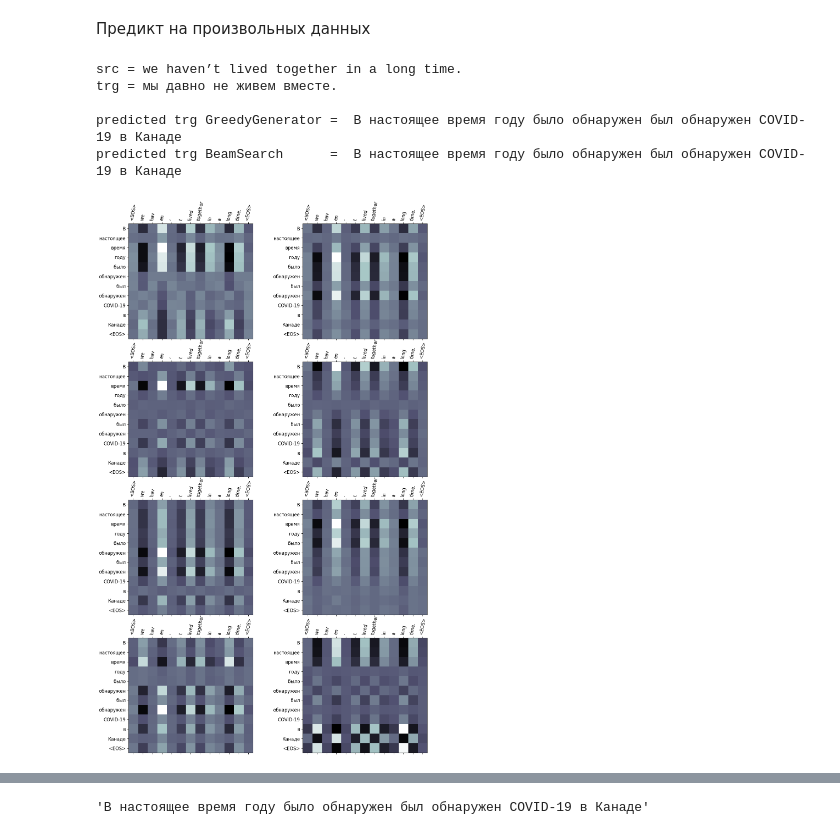
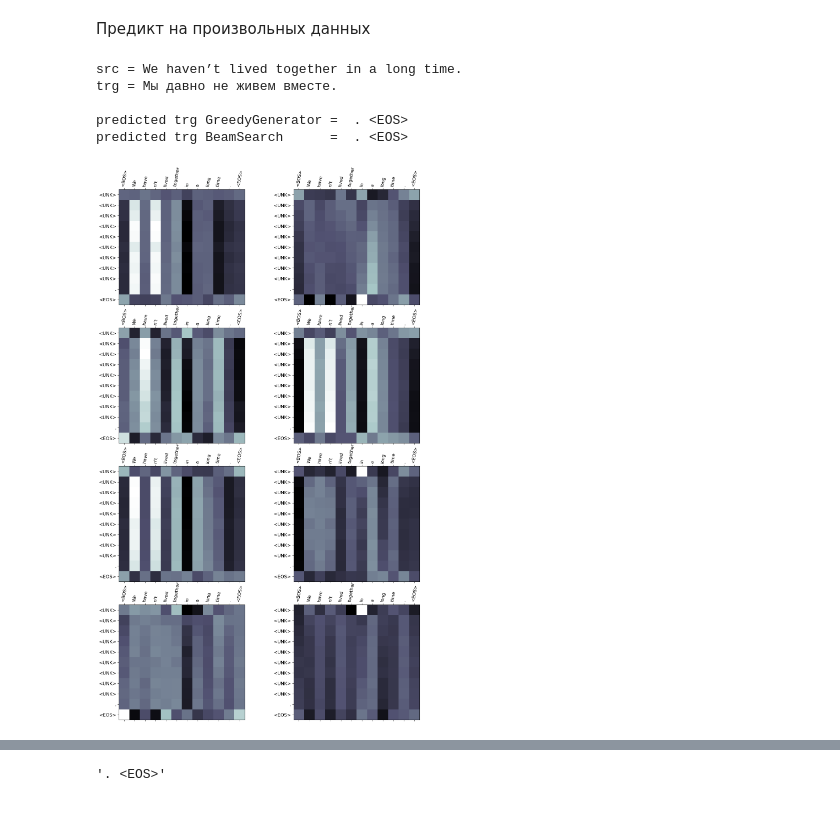
Before and after one commit to Denis-R-V/Translator, a Jupyter notebook: translator.ipynb, the cells around one changed output, grey strips where cells are left out. Drawn from its saved outputs; the diff is of its cells as text; code cells hidden in the pictures.

Commit message:
Update Vocab class

```diff
--- a/translator.ipynb
+++ b/translator.ipynb
@@ -498,9 +496,9 @@ if tokenize_bpe == True:
     test_data = DatasetSeq2Seq(test_data_raw, SRC, TRG)
 
 elif tokenize_bpe == False:
-    train_data = DatasetSeq2Seq(train_tokenized, SRC.vocab.stoi, TRG.vocab.stoi)
-    valid_data = DatasetSeq2Seq(valid_tokenized, SRC.vocab.stoi, TRG.vocab.stoi)
-    test_data = DatasetSeq2Seq(test_tokenized,   SRC.vocab.stoi, TRG.vocab.stoi)
+    train_data = DatasetSeq2Seq(train_tokenized, SRC.stoi, TRG.stoi)
+    valid_data = DatasetSeq2Seq(valid_tokenized, SRC.stoi, TRG.stoi)
+    test_data = DatasetSeq2Seq(test_tokenized,   SRC.stoi, TRG.stoi)
 
 print(f"Размер обучающей выборки: {train_data.__len__()}")
 print(f"Размер валидационной выборки: {valid_data.__len__()}")
@@ -1223,29 +1232,27 @@ class BeamGenerator:
         self.device = torch.device(device)
         self.model.to(self.device)
         self.bpe_mode = True if str(src_field.__class__) == "<class 'youtokentome.youtokentome.BPE'>" else False
-        self.eos_token_id = self.TRG.subword_to_id('<EOS>') if self.bpe_mode == True else self.TRG.vocab.stoi['<EOS>']
+        self.bos_token_id = self.SRC.subword_to_id('<BOS>')
+        self.eos_token_id = self.SRC.subword_to_id('<EOS>')
 
     def __call__(self, sentence, max_steps_n=40, return_hypotheses_n=5, beamsize=5):
         # токенизация текста
+        if data_lower == True:
+            sentence = sentence.lower()
         if self.bpe_mode == True:
             src_numericalized = self.SRC.encode(sentence, bos=True, eos=True)
         else:
-            if data_lower == True:
-                sentence = sentence.lower()
-            src_tokenized = tokenize_src(sentence)                                          # Global
-            src_tokenized = ['<BOS>'] + [t for t in src_tokenized] + ['<EOS>']                              # удочнить по словарю
-            src_numericalized = [self.SRC.vocab.stoi[t] for t in src_tokenized]
+            src_tokenized = tokenize_src(sentence)
+            src_numericalized = [self.bos_token_id] + [self.SRC.subword_to_id(t) for t in src_tokenized] + [self.eos_token_id]
 
         src_tensor = torch.LongTensor(src_numericalized).unsqueeze(0).to(device)
+
         src_mask = model.make_src_mask(src_tensor)
 
         with torch.no_grad():
             enc_src = self.model.encoder(src_tensor, src_mask)
 
-        if self.bpe_mode == True:
-            trg_indexes = [self.TRG.subword_to_id('<BOS>')]
-        else:
-            trg_indexes = [self.TRG.vocab.stoi['<BOS>']]
+        trg_indexes = [self.bos_token_id]
 
         partial_hypotheses = [(0, trg_indexes, None)] # список промежуточных гипотез (очередь из веса и гипотезы)
         final_hypotheses = []                   # список готовых гипотез
@@ -1305,9 +1312,9 @@ class BeamGenerator:
 
         else:
             for trg_indexes in final_token_lists:
-                trg_tokens_hypothesis = [self.TRG.vocab.itos[i] for i in trg_indexes[1:]]
+                trg_tokens_hypothesis = [self.TRG.itos[i] for i in trg_indexes[1:]]
                 trg_tokens.append(trg_tokens_hypothesis)
-                translations.append(' '.join(trg_tokens_hypothesis))
+                translations.append(' '.join([token for token in trg_tokens_hypothesis if token != '<UNK>']))
 
         result = list(zip(final_scores, translations, trg_tokens, attentions))
 
@@ -1325,5 +1332,3 @@ beam_gen_variants[0][1]
-# %%
-final_scores, translation, trg_tokens, attention = beam_gen_variants[0]
 # %%
 def showAttention(sentence, trg_tokens, attention, n_heads = 8, n_rows = 4, n_cols = 2):
 
@@ -1331,8 +1336,9 @@ def showAttention(sentence, trg_tokens, attention, n_heads = 8, n_rows = 4, n_co
 
     if str(SRC.__class__) == "<class 'youtokentome.youtokentome.BPE'>":
         src_tokenized = [SRC.decode([token])[0] for token in SRC.encode(sentence, bos=True, eos=True)]
+
     else:
-        pass
+        src_tokenized = ['<BOS>'] + tokenize_src(sentence) + ['<EOS>']
 
     fig = plt.figure(figsize=(15,25))
 
@@ -1467,19 +1473,19 @@ predicted trg BeamSearch      =  В тот же день 2020 года было
 # %%
 %%time
 
-src = 'we haven’t lived together in a long time.'
-trg = 'мы давно не живем вместе.'
+src = 'We haven’t lived together in a long time.'
+trg = 'Мы давно не живем вместе.'
 
 print(f'src = {src}')
 print(f'trg = {trg}')
 print()
 
-evaluateAndShowAttention(src, model, SRC, TRG, displayAttention=True, device='mps', max_tokens=40,
+evaluateAndShowAttention(src, model, SRC, TRG, displayAttention=True, device=device, max_tokens=40,
                          return_hypotheses_n=1, beamsize=5)
 # %% [output]
-src = we haven’t lived together in a long time.
-trg = мы давно не живем вместе.
+src = We haven’t lived together in a long time.
+trg = Мы давно не живем вместе.
 
-predicted trg GreedyGenerator =  В настоящее время году было обнаружен был обнаружен COVID-19 в Канаде
-predicted trg BeamSearch      =  В настоящее время году было обнаружен был обнаружен COVID-19 в Канаде
+predicted trg GreedyGenerator =  . <EOS>
+predicted trg BeamSearch      =  . <EOS>
-[figure, old version]
+[figure, new version]
@@ -1488 +1494 @@ Wall time: 996 ms
-'В настоящее время году было обнаружен был обнаружен COVID-19 в Канаде'
+'. <EOS>'
```
Also changed, not shown: parts of 21 cells of this notebook.
